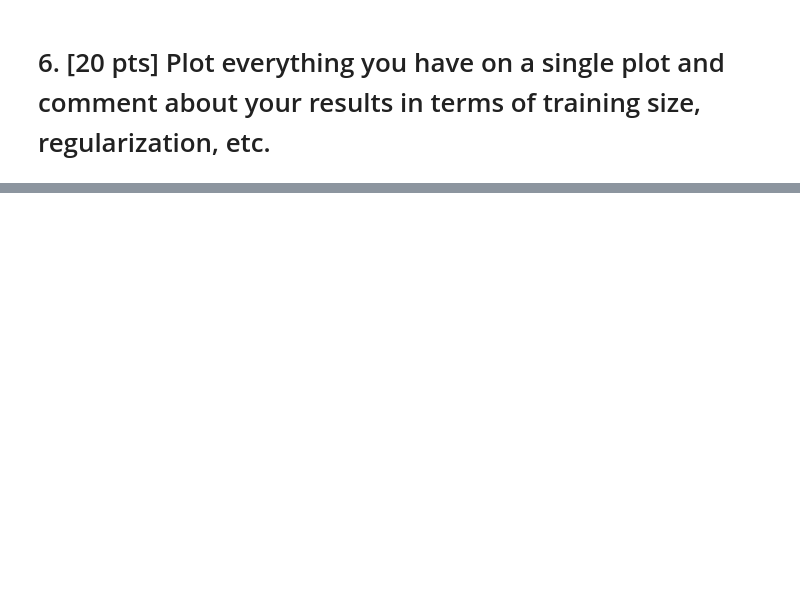
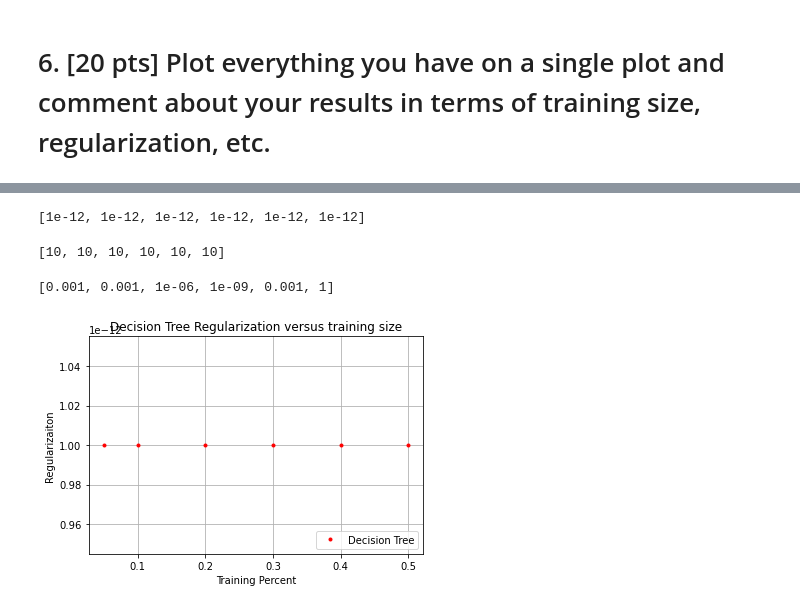
Before and after one commit to andrewcchan/jhuappliedmlcourse, a Jupyter notebook: Mod 12/Chan-Assign12.ipynb, the cells around one changed output, grey strips where cells are left out. Saved outputs shown, nothing was run; the diff lists cells and outputs as text; code cells hidden in the pictures; blank space fills up the shorter version.

```diff
--- a/Mod 12/Chan-Assign12.ipynb
+++ b/Mod 12/Chan-Assign12.ipynb
@@ -217,7 +316,7 @@ def trainSweep3Models(test_per, X,y):
     parameters = {'ccp_alpha':[1e-12, 1e-9, 1e-6, 1e-3]}
     clf_dt = GridSearchCV(tree.DecisionTreeClassifier(random_state=0), parameters, scoring = 'recall')
     clf_dt.fit(X_train, y_train)
-    fig = plt.subplots(nrows=1, ncols=1,dpi=600)
+    fig = plt.subplots(nrows=1, ncols=1)
     tree.plot_tree(clf_dt.best_estimator_,
                 class_names=list(map(lambda x: str(x), df['Class'].unique())),
                 filled = True)
@@ -302,0 +499,47 @@ plt.show()
+# %%
+clf_dt_best_params = [clf.best_params_['ccp_alpha'],
+                      clf_dt_40.best_params_['ccp_alpha'],
+                      clf_dt_30.best_params_['ccp_alpha'],
+                      clf_dt_20.best_params_['ccp_alpha'],
+                      clf_dt_10.best_params_['ccp_alpha'],
+                      clf_dt_5.best_params_['ccp_alpha']]
+clf_svc_best_params = [clf_rbf_svc.best_params_['C'],
+                       clf_svc_40.best_params_['C'],
+                       clf_svc_30.best_params_['C'],
+                       clf_svc_20.best_params_['C'],
+                       clf_svc_10.best_params_['C'],
+                       clf_svc_5.best_params_['C']]
+clf_mlp_best_params = [clf_mlp.best_params_['alpha'],
+                       clf_mlp_40.best_params_['alpha'],
+                       clf_mlp_30.best_params_['alpha'],
+                       clf_mlp_20.best_params_['alpha'],
+                       clf_mlp_10.best_params_['alpha'],
+                       clf_mlp_5.best_params_['alpha']]
+# %%
+clf_dt_best_params
+# %% [output]
+[1e-12, 1e-12, 1e-12, 1e-12, 1e-12, 1e-12]
+# %%
+clf_svc_best_params
+# %% [output]
+[10, 10, 10, 10, 10, 10]
+# %%
+clf_mlp_best_params
+# %% [output]
+[0.001, 0.001, 1e-06, 1e-09, 0.001, 1]
+# %%
+trainingSize = [0.5,0.4,0.3,0.2,0.1,0.05]
+# Plot
+plt.plot(trainingSize, clf_dt_best_params, '.', color='red', label='Decision Tree')
+# plt.plot(trainingSize, clf_svc_best_params, '.', color='green', label='SVC')
+# plt.plot(trainingSize, clf_mlp_best_params, '.', color='blue', label='MLP')
+
+# Labels
+plt.title('Decision Tree Regularization versus training size')
+plt.xlabel('Training Percent')
+plt.ylabel('Regularizaiton')
+plt.legend(loc='lower right')
+plt.grid()
+plt.show()
+# %% [output]
+[figure, added]
```
Also changed, not shown: parts of 29 cells of this notebook.
